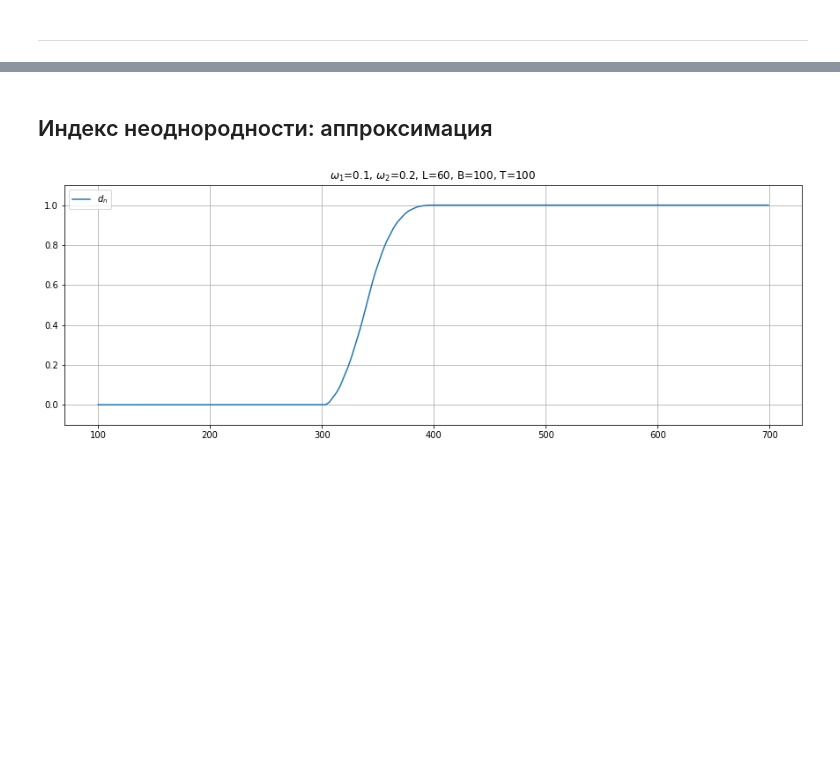
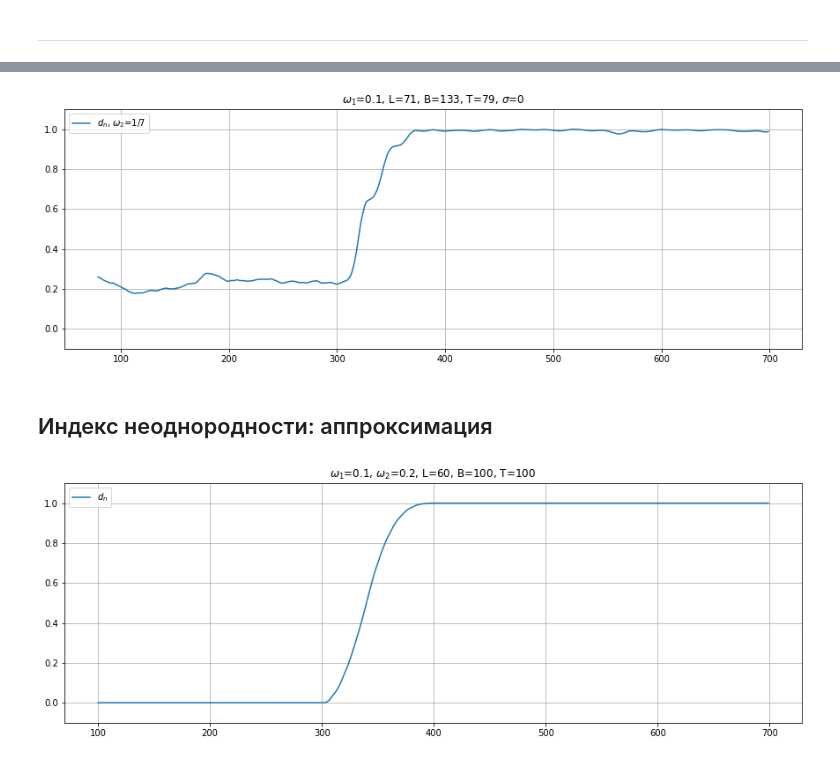
Before and after one commit to Loulaan/researchWork, a Jupyter notebook: System/images.ipynb, the cells around one changed output, grey strips where cells are left out. Cells and saved outputs as stored; diff of their text form; code cells hidden in the pictures; blank space fills up the shorter version.

```diff
--- a/System/images.ipynb
+++ b/System/images.ipynb
@@ -116,3 +113,33 @@ plt.show()
+# %%
+np.random.seed(12345)
+w_min = w1 + 1/50  # Минимальная разница в частотах для обнаружения неоднородности
+k = 30  # Кол-во точек, за которые нужно обнаружить разладку
+w2 = 1/7
+
+B = 133
+T_ = 79
+L = 71
+noise = np.random.normal(scale=0.4, size=N)
+
+original_series = generate_series(w1, 1/7, Q, N) + noise
+row5 = Hmatr(f=original_series, B=B, T=T_, L=L, neig=r, svdMethod=method).getRow()
+
+# original_series = generate_series(w1, 1/9, Q, N) + noise
+# row7 = Hmatr(f=original_series, B=B, T=T_, L=L, neig=r, svdMethod=method).getRow()
+
+X = np.arange(T_, N)
+plt.figure(figsize=(15, 5))
+plt.plot(X, row5, label=r'$d_n$, $\omega_2$=1/7')
+# plt.plot(X, row7, label=r'$d_n$, $\omega_2$=1/9')
+
+
+plt.title(fr"$\omega_1$={w1}, L={L}, B={B}, T={T_}, $\sigma$=0")
+plt.legend(loc='upper left')
+plt.ylim((-0.1, 1.1))
+plt.grid()
+plt.show()
+# %% [output]
+[figure, added]
 # %% [markdown]
 ## Индекс неоднородности: аппроксимация
 # %%
```
Also changed, not shown: parts of 3 cells of this notebook, 5 other files.
